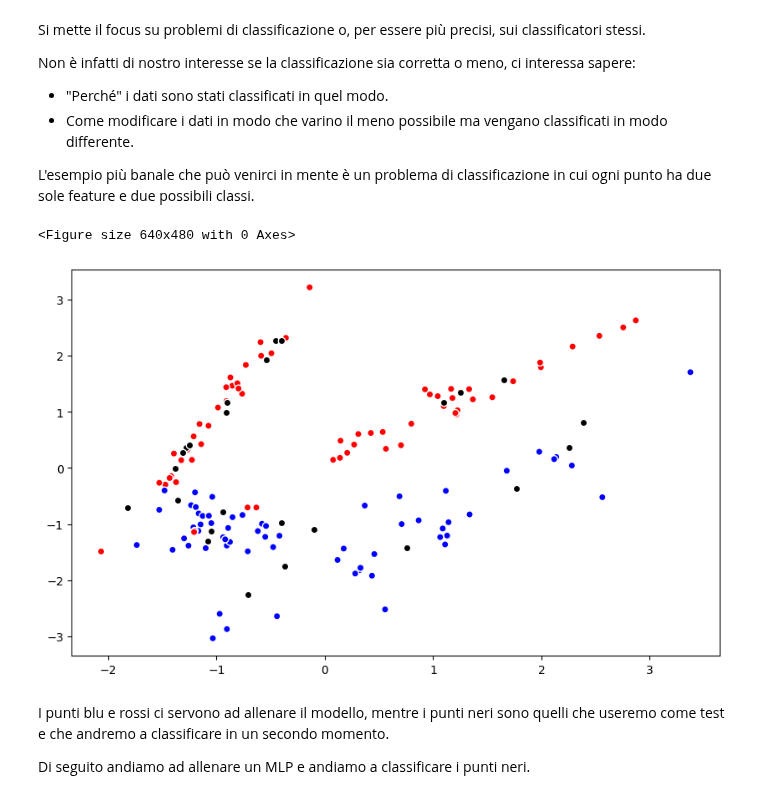
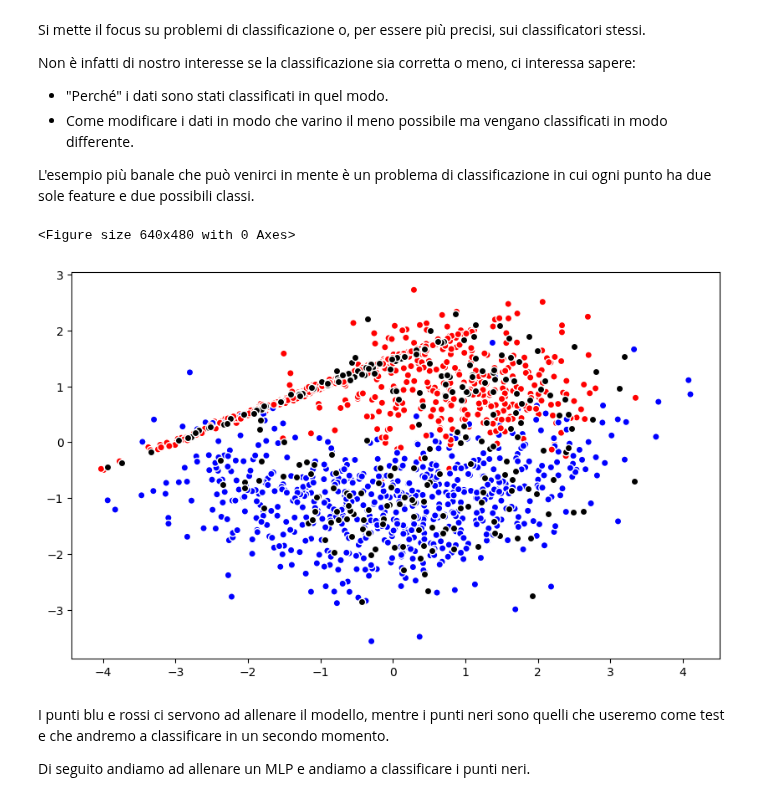
Before and after one commit to FedericoBustaffa/thesis, a Jupyter notebook: src/explain_classifier.ipynb, the cells around one changed output. Saved outputs shown, nothing was run; the diff lists cells and outputs as text; code cells hidden in the pictures.

```diff
--- a/src/explain_classifier.ipynb
+++ b/src/explain_classifier.ipynb
@@ -16,29 +16,31 @@ in cui ogni punto ha due sole feature e due possibili classi.
 # %%
 from sklearn.datasets import make_classification
 from sklearn.model_selection import train_test_split
 import matplotlib.pyplot as plt
 
 
 X, y = make_classification(
-    n_samples=150,
+    n_samples=1500,
     n_features=2,
     n_informative=2,
     n_redundant=0,
     n_repeated=0,
     n_classes=2,
-    shuffle=False,
+    shuffle=True,
 )
 
-X_train, X_test, y_train, y_test = train_test_split(X, y, test_size=25, train_size=125)
+X_train, X_test, y_train, y_test = train_test_split(
+    X, y, test_size=250, train_size=1250
+)
 
 plt.set_cmap("bwr")
 plt.figure(figsize=(10, 6))
 plt.scatter(X_train.T[0], X_train.T[1], c=y_train.T, ec="w")
 plt.scatter(X_test.T[0], X_test.T[1], c="k", ec="w")
 plt.show()
 # %% [output]
 <Figure size 640x480 with 0 Axes>
-[figure, old version]
+[figure, new version]
 # %% [markdown]
 I punti blu e rossi ci servono ad allenare il modello, mentre i punti neri
 sono quelli che useremo come test e che andremo a classificare in un secondo
```
Also changed, not shown: parts of 10 cells of this notebook.
